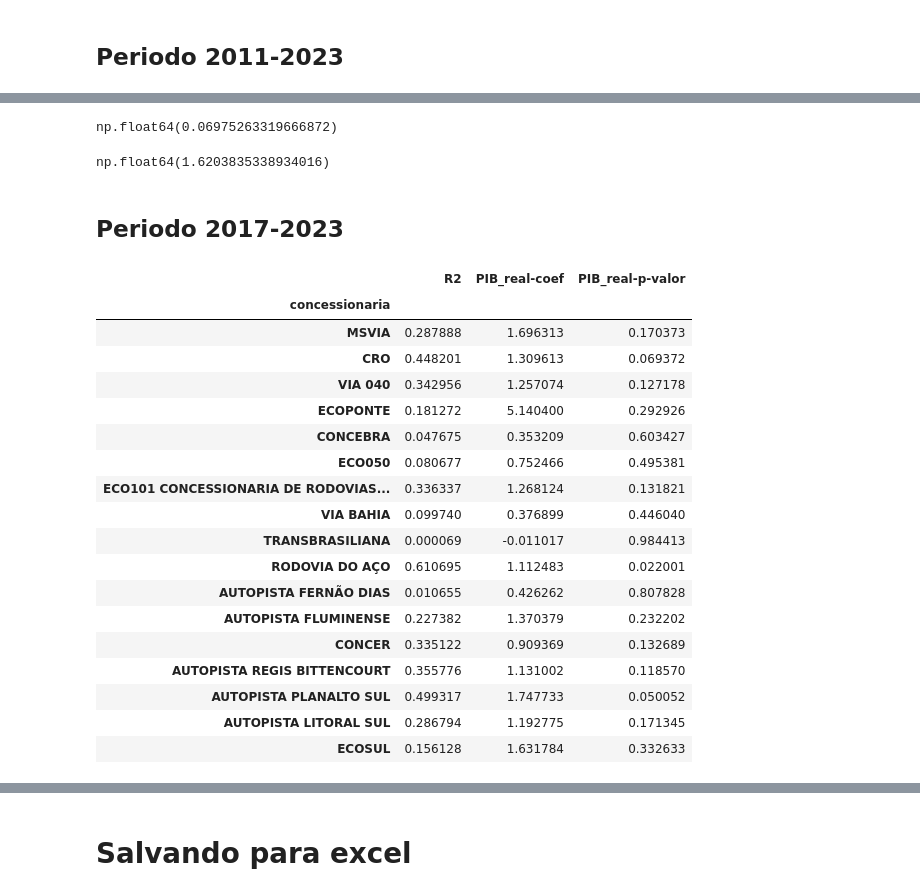
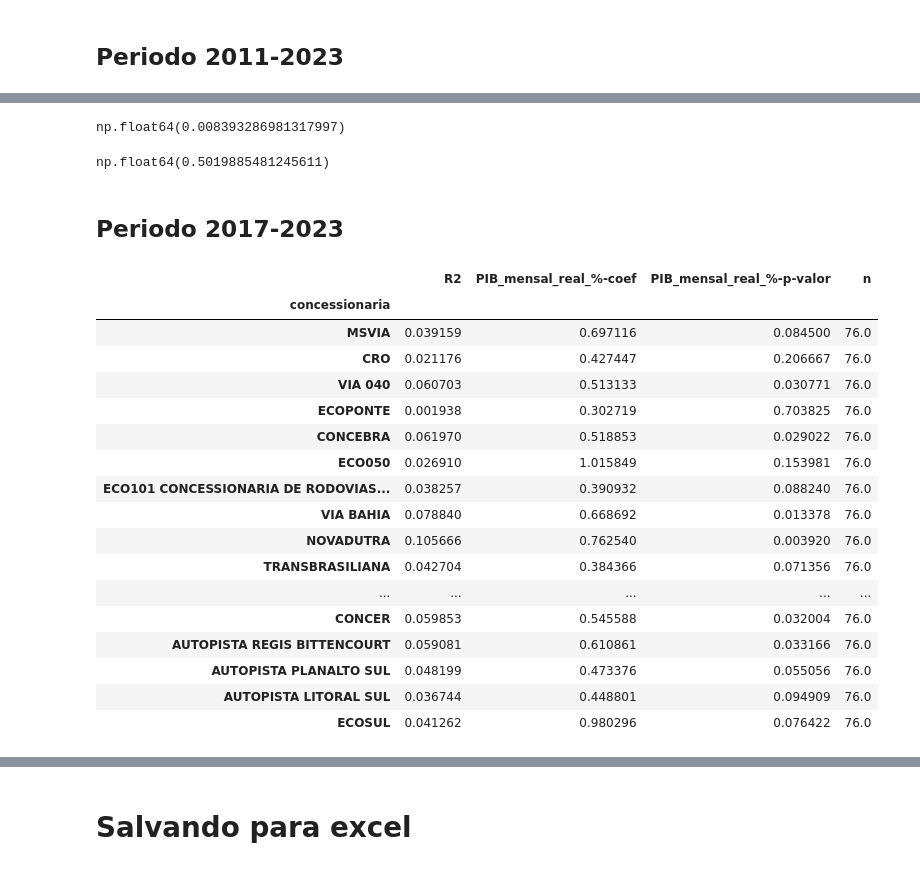
Before and after one commit to andreacmartins/infra-data, a Jupyter notebook: scripts/regressao_PIB_mensal.ipynb, the cells around one changed output, grey strips where cells are left out. Drawn from its saved outputs; the diff is of its cells as text; code cells hidden in the pictures.

```diff
--- a/scripts/regressao_PIB_mensal.ipynb
+++ b/scripts/regressao_PIB_mensal.ipynb
@@ -106,20 +101,22 @@ def filter_conc_periodo(df_periodos, periodo:list):
 # %%
 def filter_trafego_periodo(df_trafego, df_periodos, periodo:list):
+
+    # tirando as concessionárias com meses incompletos no período
     df_concs = filter_conc_periodo(df_periodos, periodo)
     df_trafego = df_trafego.loc[df_concs]
-    meses_drop = [col for col in df_trafego.columns if (col.dt < periodo[0] - 1) or (col.dt > periodo[1])]
-    df_trafego = df_trafego.drop(columns=anos_drop)
-    df_trafego = df_trafego.T
 
-    # for col in df_trafego:
-    #     df_trafego[col] = df_trafego[col].pct_change()*100
+    # utilizando apenas os meses no período
+    mes_inicial = pd.to_datetime(f"{min(periodo)}-01").date()
+    mes_final = (pd.to_datetime(f"{max(periodo)}-01") + pd.offsets.MonthEnd(0)).date()
+    meses = [col for col in df_trafego.columns if (col.date() >= mes_inicial) and (col.date() <= mes_final)]
+    df_trafego = df_trafego[meses]
 
-    # df_trafego = df_trafego.loc[periodo[0]:,:]
+    df_trafego = df_trafego.T # transpondo
 
     return df_trafego
 # %%
-def calc_perc_change(df_trafego, periodo):
+def calc_perc_change(df_trafego):
     for col in df_trafego:
         df_trafego[col] = df_trafego[col].pct_change()*100
-    df_trafego = df_trafego.loc[periodo[0]:,:]
+    df_trafego = df_trafego.iloc[1:,:]
     return df_trafego
@@ -165,11 +132,13 @@ def create_df_PIB_concs(df_trafego, df_PIB, df_periodos, periodo:list):
 # %%
 def regressao(df_y, df_periodos, conc, df_X, periodo, fit_intercept=True):
     y_train = filter_trafego_periodo(df_y, df_periodos, periodo)[conc]
-    y_train = calc_perc_change(pd.DataFrame(y_train), periodo)
+    y_train = calc_perc_change(pd.DataFrame(y_train))
     X_train = filter_PIB_periodo(df_PIB, periodo)
 
     y_train = pd.DataFrame(y_train)
     X_train = pd.DataFrame(X_train)
+
+    X_train = X_train.loc[y_train.index,:] # O PIB vai ter um mês a mais (o mês inicial)
 
     if fit_intercept:
         X_train = sm.add_constant(X_train)
@@ -188,6 +157,7 @@ def make_models(df_veqs, df_periodos, df_X, periodo, fit_intercept=True):
         df_stats.loc[conc, 'R2'] = model.rsquared
         df_stats.loc[conc, f'{param_name[0]}-coef'] = model.params.iloc[0]
         df_stats.loc[conc, f'{model.pvalues.index[0]}-p-valor'] = model.pvalues.iloc[0]
+        df_stats.loc[conc, 'n'] = len(filter_trafego_periodo(df_veqs, df_periodos, periodo).iloc[1:,:])
 
     return df_stats
 # %% [markdown]
@@ -216,36 +188,35 @@ np.float64(0.3280651550138982)
 # %%
-model_11_23['PIB_real-p-valor'].mean()
+model_11_23['PIB_mensal_real_%-p-valor'].mean()
 # %% [output]
-np.float64(0.06975263319666872)
+np.float64(0.008393286981317997)
 # %%
-model_11_23['PIB_real-coef'].mean()
+model_11_23['PIB_mensal_real_%-coef'].mean()
 # %% [output]
-np.float64(1.6203835338934016)
+np.float64(0.5019885481245611)
 # %% [markdown]
 ## Periodo 2017-2023
 # %%
-model_17_23 = make_models(df_veqs_comercial, df_periodos, df_PIB, [2017, 2023], fit_intercept=False)
+model_17_23 = make_models(df_veqs_comercial, df_periodos, df_PIB, ['2015-09','2022-01'], fit_intercept=False)
 model_17_23
 # %% [output]
-|  | R2 | PIB_real-coef | PIB_real-p-valor |
-| concessionaria |  |  |  |
-| MSVIA | 0.287888 | 1.696313 | 0.170373 |
-| CRO | 0.448201 | 1.309613 | 0.069372 |
-| VIA 040 | 0.342956 | 1.257074 | 0.127178 |
-| ECOPONTE | 0.181272 | 5.140400 | 0.292926 |
-| CONCEBRA | 0.047675 | 0.353209 | 0.603427 |
-| ECO050 | 0.080677 | 0.752466 | 0.495381 |
-| ECO101 CONCESSIONARIA DE RODOVIAS... | 0.336337 | 1.268124 | 0.131821 |
-| VIA BAHIA | 0.099740 | 0.376899 | 0.446040 |
-| TRANSBRASILIANA | 0.000069 | -0.011017 | 0.984413 |
-| RODOVIA DO AÇO | 0.610695 | 1.112483 | 0.022001 |
-| AUTOPISTA FERNÃO DIAS | 0.010655 | 0.426262 | 0.807828 |
-| AUTOPISTA FLUMINENSE | 0.227382 | 1.370379 | 0.232202 |
-| CONCER | 0.335122 | 0.909369 | 0.132689 |
-| AUTOPISTA REGIS BITTENCOURT | 0.355776 | 1.131002 | 0.118570 |
-| AUTOPISTA PLANALTO SUL | 0.499317 | 1.747733 | 0.050052 |
-| AUTOPISTA LITORAL SUL | 0.286794 | 1.192775 | 0.171345 |
-| ECOSUL | 0.156128 | 1.631784 | 0.332633 |
+|  | R2 | PIB_mensal_real_%-coef | PIB_mensal_real_%-p-valor | n |
+| concessionaria |  |  |  |  |
+| MSVIA | 0.039159 | 0.697116 | 0.084500 | 76.0 |
+| CRO | 0.021176 | 0.427447 | 0.206667 | 76.0 |
+| VIA 040 | 0.060703 | 0.513133 | 0.030771 | 76.0 |
+| ECOPONTE | 0.001938 | 0.302719 | 0.703825 | 76.0 |
+| CONCEBRA | 0.061970 | 0.518853 | 0.029022 | 76.0 |
+| ECO050 | 0.026910 | 1.015849 | 0.153981 | 76.0 |
+| ECO101 CONCESSIONARIA DE RODOVIAS... | 0.038257 | 0.390932 | 0.088240 | 76.0 |
+| VIA BAHIA | 0.078840 | 0.668692 | 0.013378 | 76.0 |
+| NOVADUTRA | 0.105666 | 0.762540 | 0.003920 | 76.0 |
+| TRANSBRASILIANA | 0.042704 | 0.384366 | 0.071356 | 76.0 |
+| ... | ... | ... | ... | ... |
+| CONCER | 0.059853 | 0.545588 | 0.032004 | 76.0 |
+| AUTOPISTA REGIS BITTENCOURT | 0.059081 | 0.610861 | 0.033166 | 76.0 |
+| AUTOPISTA PLANALTO SUL | 0.048199 | 0.473376 | 0.055056 | 76.0 |
+| AUTOPISTA LITORAL SUL | 0.036744 | 0.448801 | 0.094909 | 76.0 |
+| ECOSUL | 0.041262 | 0.980296 | 0.076422 | 76.0 |
 # %%
 model_17_23['R2'].mean()
 # %% [output]
```
Also changed, not shown: parts of 18 cells of this notebook, 1 other file.
